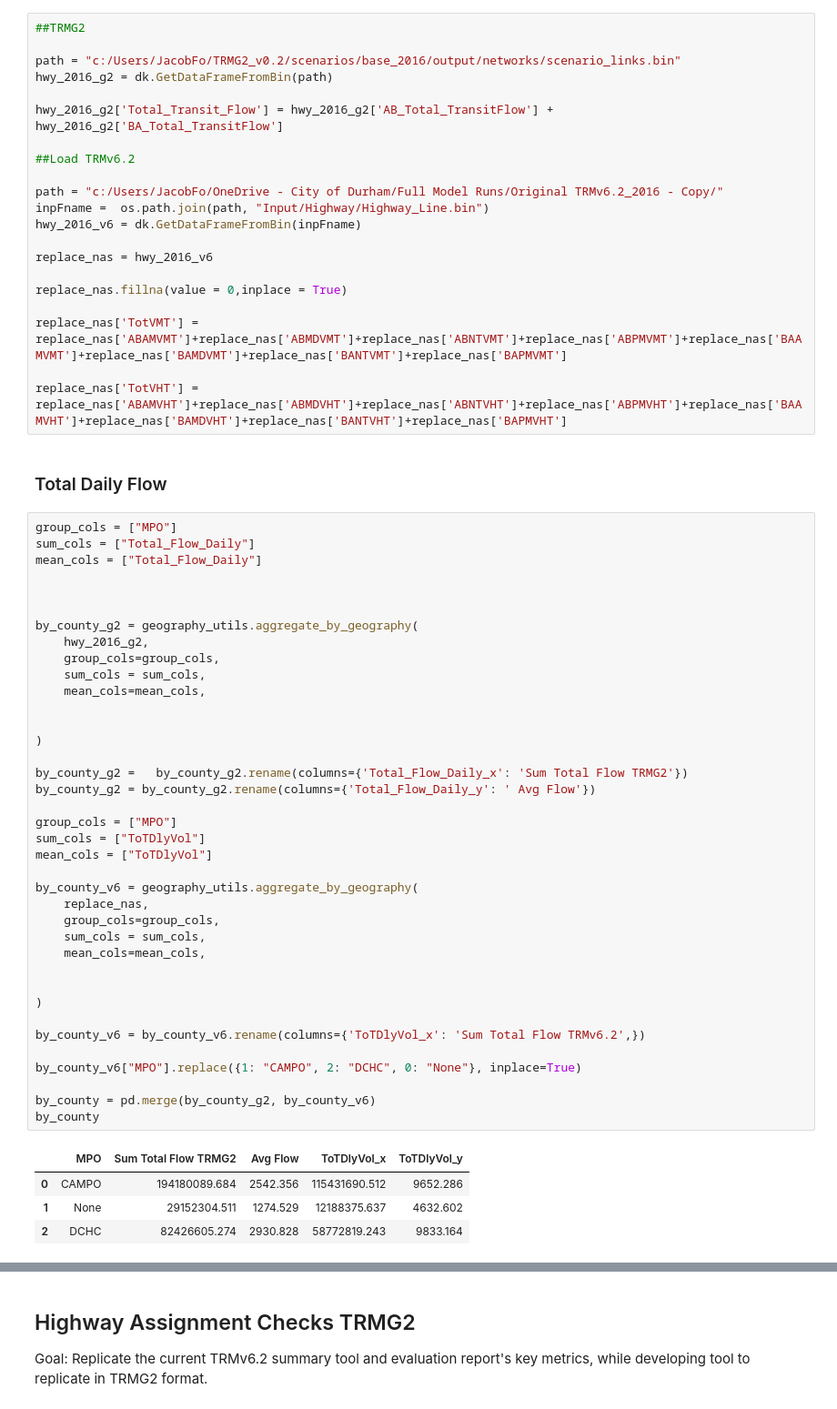
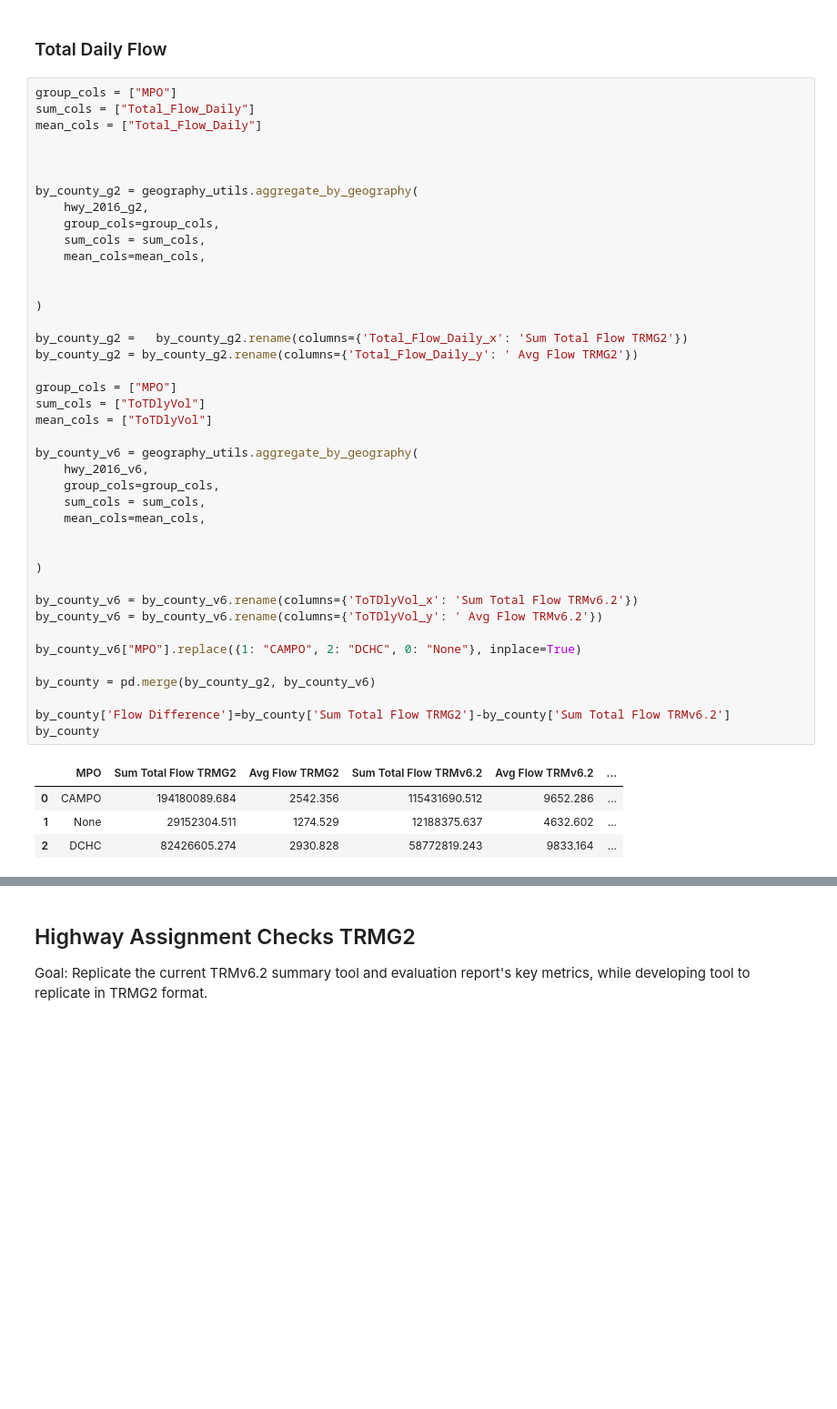
Before and after one commit to JFord-DCHCMPO/TRMG2_Analyses, a Jupyter notebook: TRMG2_2016_TRMv6.2_Compare.ipynb, the cells around one changed output, grey strips where cells are left out. Shown at 91% size. Cells and saved outputs as stored; diff of their text form; blank space fills up the shorter version.

```diff
--- a/TRMG2_2016_TRMv6.2_Compare.ipynb
+++ b/TRMG2_2016_TRMv6.2_Compare.ipynb
@@ -10,27 +10,6 @@ import pandas as pd
 pd.set_option('display.float_format', lambda x: '%.3f' % x)
 
 dk = caliperpy.TransCAD.connect()
-# %%
-##TRMG2
-
-path = "c:/Users/JacobFo/TRMG2_v0.2/scenarios/base_2016/output/networks/scenario_links.bin"
-hwy_2016_g2 = dk.GetDataFrameFromBin(path)
-
-hwy_2016_g2['Total_Transit_Flow'] = hwy_2016_g2['AB_Total_TransitFlow'] + hwy_2016_g2['BA_Total_TransitFlow']
-
-##Load TRMv6.2
-
-path = "c:/Users/JacobFo/OneDrive - City of Durham/Full Model Runs/Original TRMv6.2_2016 - Copy/"
-inpFname =  os.path.join(path, "Input/Highway/Highway_Line.bin")
-hwy_2016_v6 = dk.GetDataFrameFromBin(inpFname)
-
-replace_nas = hwy_2016_v6
-
-replace_nas.fillna(value = 0,inplace = True)
-
-replace_nas['TotVMT'] = replace_nas['ABAMVMT']+replace_nas['ABMDVMT']+replace_nas['ABNTVMT']+replace_nas['ABPMVMT']+replace_nas['BAAMVMT']+replace_nas['BAMDVMT']+replace_nas['BANTVMT']+replace_nas['BAPMVMT']
-
-replace_nas['TotVHT'] = replace_nas['ABAMVHT']+replace_nas['ABMDVHT']+replace_nas['ABNTVHT']+replace_nas['ABPMVHT']+replace_nas['BAAMVHT']+replace_nas['BAMDVHT']+replace_nas['BANTVHT']+replace_nas['BAPMVHT']
 # %% [markdown]
 ### Total Daily Flow
 # %%
@@ -42,37 +21,40 @@ mean_cols = ["Total_Flow_Daily"]
 
 by_county_g2 = geography_utils.aggregate_by_geography(
     hwy_2016_g2,
     group_cols=group_cols,
     sum_cols = sum_cols,
     mean_cols=mean_cols,
 
 
 )
 
 by_county_g2 =   by_county_g2.rename(columns={'Total_Flow_Daily_x': 'Sum Total Flow TRMG2'})
-by_county_g2 = by_county_g2.rename(columns={'Total_Flow_Daily_y': ' Avg Flow'})
+by_county_g2 = by_county_g2.rename(columns={'Total_Flow_Daily_y': ' Avg Flow TRMG2'})
 
 group_cols = ["MPO"]
 sum_cols = ["ToTDlyVol"]
 mean_cols = ["ToTDlyVol"]
 
 by_county_v6 = geography_utils.aggregate_by_geography(
-    replace_nas,
+    hwy_2016_v6,
     group_cols=group_cols,
     sum_cols = sum_cols,
     mean_cols=mean_cols,
 
 
 )
 
-by_county_v6 = by_county_v6.rename(columns={'ToTDlyVol_x': 'Sum Total Flow TRMv6.2',})
+by_county_v6 = by_county_v6.rename(columns={'ToTDlyVol_x': 'Sum Total Flow TRMv6.2'})
+by_county_v6 = by_county_v6.rename(columns={'ToTDlyVol_y': ' Avg Flow TRMv6.2'})
 
 by_county_v6["MPO"].replace({1: "CAMPO", 2: "DCHC", 0: "None"}, inplace=True)
 
 by_county = pd.merge(by_county_g2, by_county_v6)
+
+by_county['Flow Difference']=by_county['Sum Total Flow TRMG2']-by_county['Sum Total Flow TRMv6.2']
 by_county
 # %% [output]
-|  | MPO | Sum Total Flow TRMG2 | Avg Flow | ToTDlyVol_x | ToTDlyVol_y |
-| 0 | CAMPO | 194180089.684 | 2542.356 | 115431690.512 | 9652.286 |
-| 1 | None | 29152304.511 | 1274.529 | 12188375.637 | 4632.602 |
-| 2 | DCHC | 82426605.274 | 2930.828 | 58772819.243 | 9833.164 |
+|  | MPO | Sum Total Flow TRMG2 | Avg Flow TRMG2 | Sum Total Flow TRMv6.2 | Avg Flow TRMv6.2 | ... |
+| 0 | CAMPO | 194180089.684 | 2542.356 | 115431690.512 | 9652.286 | ... |
+| 1 | None | 29152304.511 | 1274.529 | 12188375.637 | 4632.602 | ... |
+| 2 | DCHC | 82426605.274 | 2930.828 | 58772819.243 | 9833.164 | ... |
```
Also changed, not shown: parts of 6 cells of this notebook.
